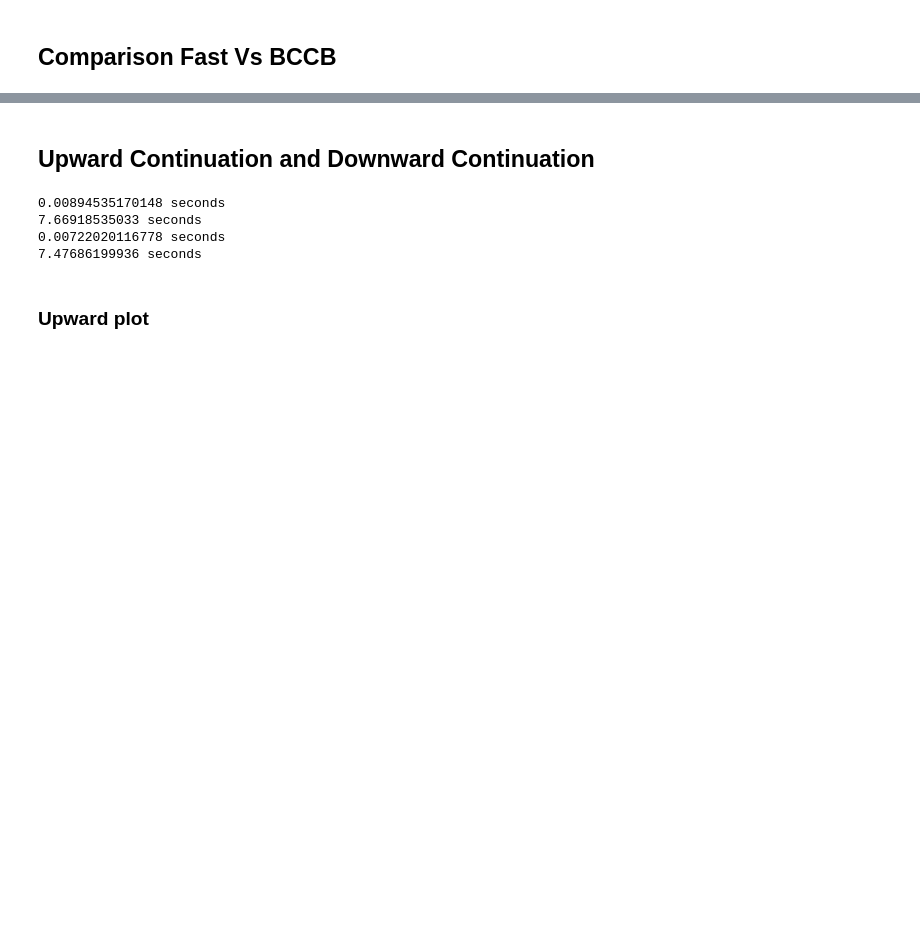
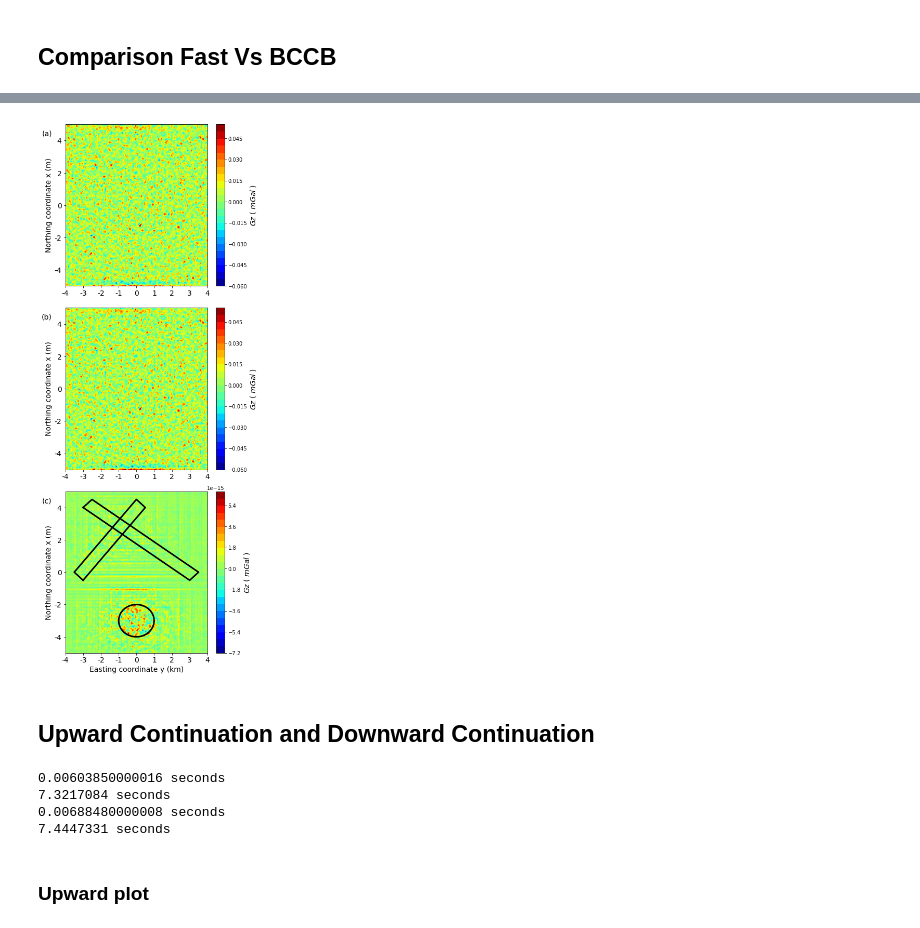
Before and after one commit to pinga-lab/Eq_Layer-Toeplitz, a Jupyter notebook: code/Fast equivalent_BCCB_comparison.ipynb, the cells around one changed output, grey strips where cells are left out. Cells and saved outputs as stored; diff of their text form; code cells hidden in the pictures; blank space fills up the shorter version.

```diff
--- a/code/Fast equivalent_BCCB_comparison.ipynb
+++ b/code/Fast equivalent_BCCB_comparison.ipynb
@@ -320,11 +320,75 @@ print std
+# %%
+# plot of the vertical component of the gravitational atraction at z=0
+plt.figure(figsize=(6,15))
+
+plt.subplot(311)
+plt.title('(a)', y=0.91, x=-0.13, fontsize=14)
+plt.tricontourf(yi,xi,delta_gz,22,cmap='jet')
+cb = plt.colorbar(shrink=1)
+#plt.axis('scaled')
+cb.set_label('$Gz$ ( $mGal$ )', rotation=90, fontsize=14)
+plt.xlim(np.min(yi),np.max(yi))
+plt.ylim(np.min(xi),np.max(xi))
+plt.xticks(fontsize=14)
+plt.yticks(fontsize=14)
+#plt.xlabel('Easting coordinate y (km)', fontsize=14)
+plt.ylabel('Northing coordinate x (m)', fontsize=14)
+mpl.m2km()
+
+plt.subplot(312)
+plt.title('(b)', y=0.91, x=-0.13, fontsize=14)
+plt.tricontourf(yi,xi,delta_gz_bccb,22,cmap='jet')
+cb = plt.colorbar(shrink=1)
+#plt.axis('scaled')
+cb.set_label('$Gz$ ( $mGal$ )', rotation=90, fontsize=14)
+plt.xlim(np.min(yi),np.max(yi))
+plt.ylim(np.min(xi),np.max(xi))
+plt.xticks(fontsize=14)
+plt.yticks(fontsize=14)
+#plt.xlabel('Easting coordinate y (km)', fontsize=14)
+plt.ylabel('Northing coordinate x (m)', fontsize=14)
+mpl.m2km()
+
+plt.subplot(313)
+plt.title('(c)', y=0.91, x=-0.13, fontsize=14)
+plt.tricontourf(yi,xi,delta_gzp,22,cmap='jet')
+plt.plot(x_p,y_p,color="k", linewidth=3)
+plt.plot(x_p2,y_p2,color="k", linewidth=3)
+plt.plot(y, x, color="k", linewidth=3)
+cb = plt.colorbar(shrink=1)
+#plt.axis('scaled')
+cb.set_label('$Gz$ ( $mGal$ )', rotation=90, fontsize=14)
+plt.xlim(np.min(yi),np.max(yi))
+plt.ylim(np.min(xi),np.max(xi))
+plt.xticks(fontsize=14)
+plt.yticks(fontsize=14)
+plt.xlabel('Easting coordinate y (km)', fontsize=14)
+plt.ylabel('Northing coordinate x (m)', fontsize=14)
+mpl.m2km()
+plt.tight_layout(True)
+plt.savefig('../manuscript/Fig/Figure678_r1.png', dpi=300)
+# %% [output]
+[figure, added]
 # %% [markdown]
 ## Upward Continuation and Downward Continuation
 # %%
 N = shape[0]*shape[1]
 
-#up
+# Real up e down data
+xi, yi, zi_up = gridder.regular(area, shape, z=-300.)
+xi, yi, zi_down = gridder.regular(area, shape, z=-50.)
+# Vertical component of the gravitational atraction observed upward
+dobs_prism_up = polyprism.gz(xi, yi, zi_up, model_prism)
+dobs_sphere_up = sphere.gz(xi, yi, zi_up, model_sphere)
+dobs_up = dobs_sphere_up + dobs_prism_up
+#Vertical component of the gravitational atraction observed downward
+dobs_prism_down = polyprism.gz(xi, yi, zi_up, model_prism)
+dobs_sphere_down = sphere.gz(xi, yi, zi_down, model_sphere)
+dobs_down = dobs_sphere_down + dobs_prism_down
+
+#up BCCB
 s = time()
-zi_up = np.ones_like(zi)*-300
+#zi_up = np.ones_like(zi)*-300
 BTTB_up = fc.bttb(xi,yi,zi_up,zj)
 cev_up = fc.bccb(shape,N,BTTB_up)
 gzp_bccb_up = fc.fast_forward_bccb(shape,N,rho_c,cev_up)
@@ -340,9 +404,9 @@ tcpu = e - s
 print tcpu, 'seconds'
 
 
-#down
+#down BCCB
 s = time()
-zi_down = np.ones_like(zi)*-50
+#zi_down = np.ones_like(zi)*-50
 BTTB_down = fc.bttb(xi,yi,zi_down,zj)
 cev_down = fc.bccb(shape,N,BTTB_down)
 gzp_bccb_down = fc.fast_forward_bccb(shape,N,rho_c,cev_down)
@@ -357,9 +421,9 @@ e = time()
 tcpu = e - s
 print tcpu, 'seconds'
 # %% [output]
-0.00894535170148 seconds
-7.66918535033 seconds
-0.00722020116778 seconds
-7.47686199936 seconds
+0.00603850000016 seconds
+7.3217084 seconds
+0.00688480000008 seconds
+7.4447331 seconds
 # %% [markdown]
 ### Upward plot
```
Also changed, not shown: parts of 14 cells of this notebook, 8 other files.
